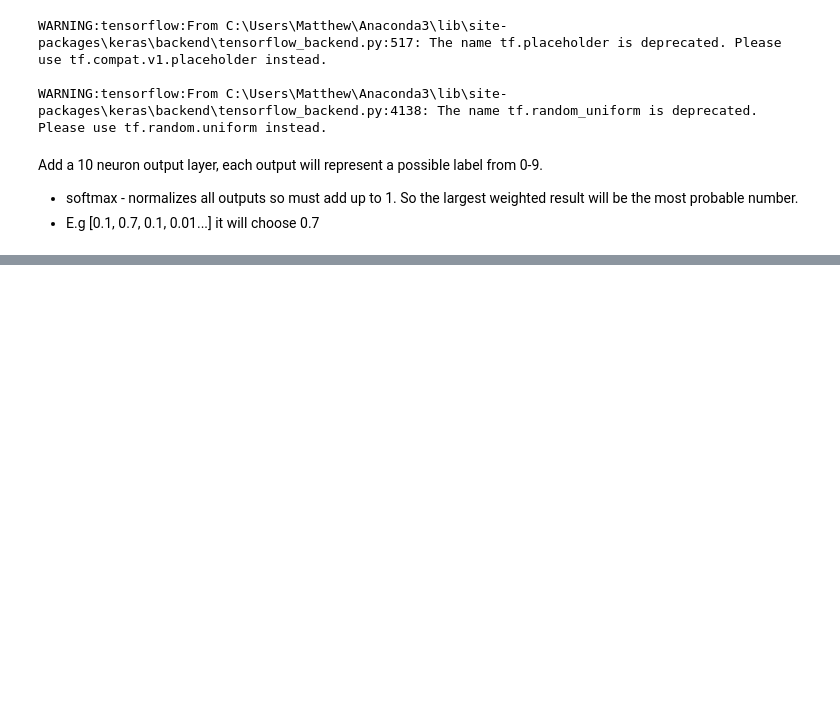
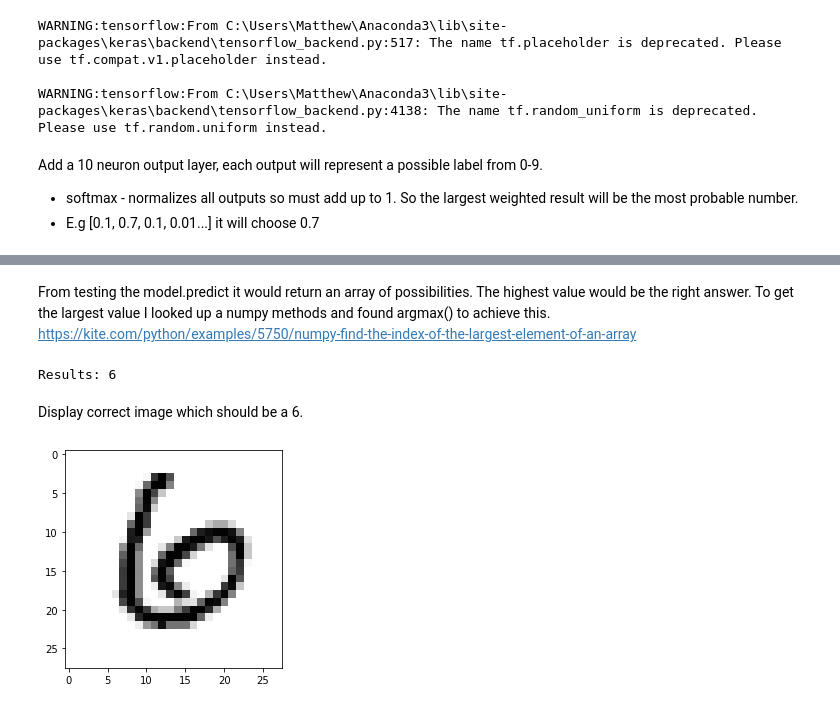
Before and after one commit to MatthewSloyan/MNIST-image-recognition-web-application, a Jupyter notebook: model.ipynb, the cells around one changed output, grey strips where cells are left out. Saved outputs shown, nothing was run; the diff lists cells and outputs as text; code cells hidden in the pictures; blank space fills up the shorter version.

```diff
--- a/model.ipynb
+++ b/model.ipynb
@@ -82,0 +188,3 @@ model.add(kr.layers.Dense(units=10, activation='softmax'))
+# %%
+test_imgs = ~np.array(list(test_imgs[16:])).reshape(10000, 784).astype(np.uint8) / 255.0
+test_lbls =  np.array(list(test_lbls[ 8:])).astype(np.uint8)
@@ -82,0 +206,15 @@ model.add(kr.layers.Dense(units=10, activation='softmax'))
+# %% [markdown]
+From testing the model.predict it would return an array of possibilities. The highest value would be the right answer.
+To get the largest value I looked up a numpy methods and found argmax() to achieve this.
+https://kite.com/python/examples/5750/numpy-find-the-index-of-the-largest-element-of-an-array
+# %%
+print("\nResults:", model.predict(test_imgs[11:12]).argmax())
+# %% [output]
+Results: 6
+# %% [markdown]
+Display correct image which should be a 6.
+# %%
+plt.imshow(test_imgs[11].reshape(28, 28), cmap='gray')
+plt.show()
+# %% [output]
+[figure, added]
```
Also changed, not shown: parts of 20 cells of this notebook, 1 other file.
